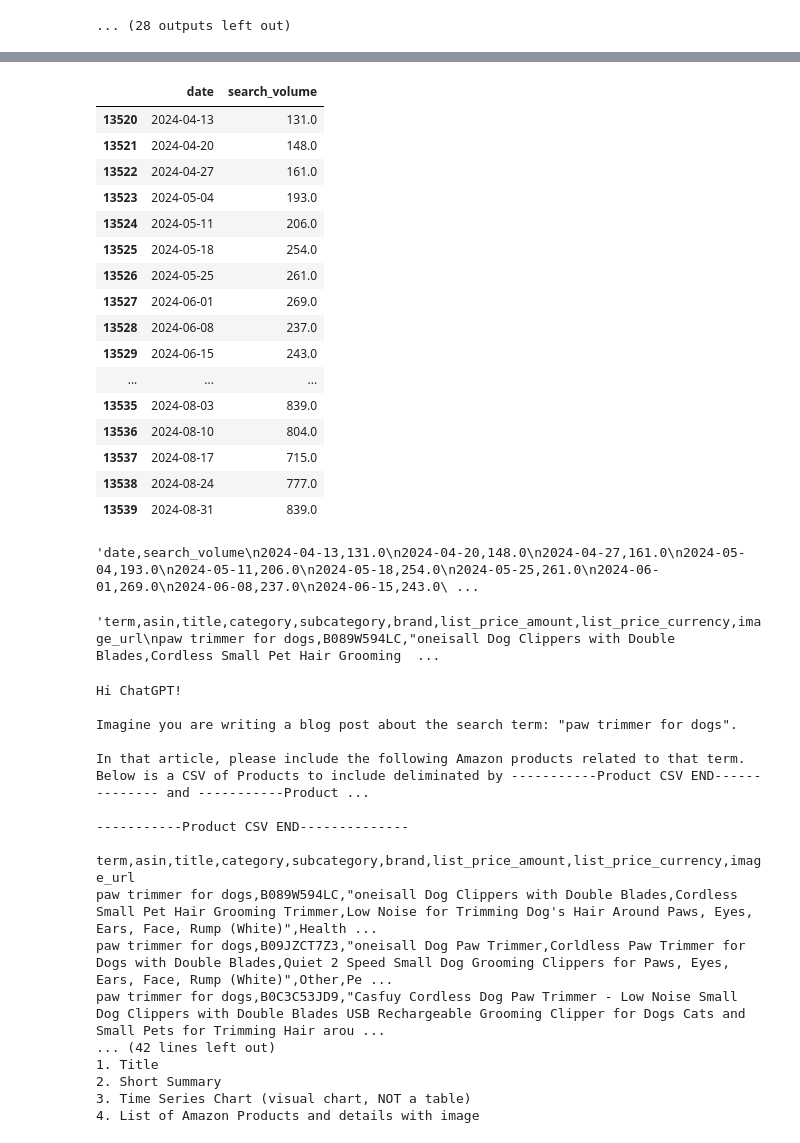
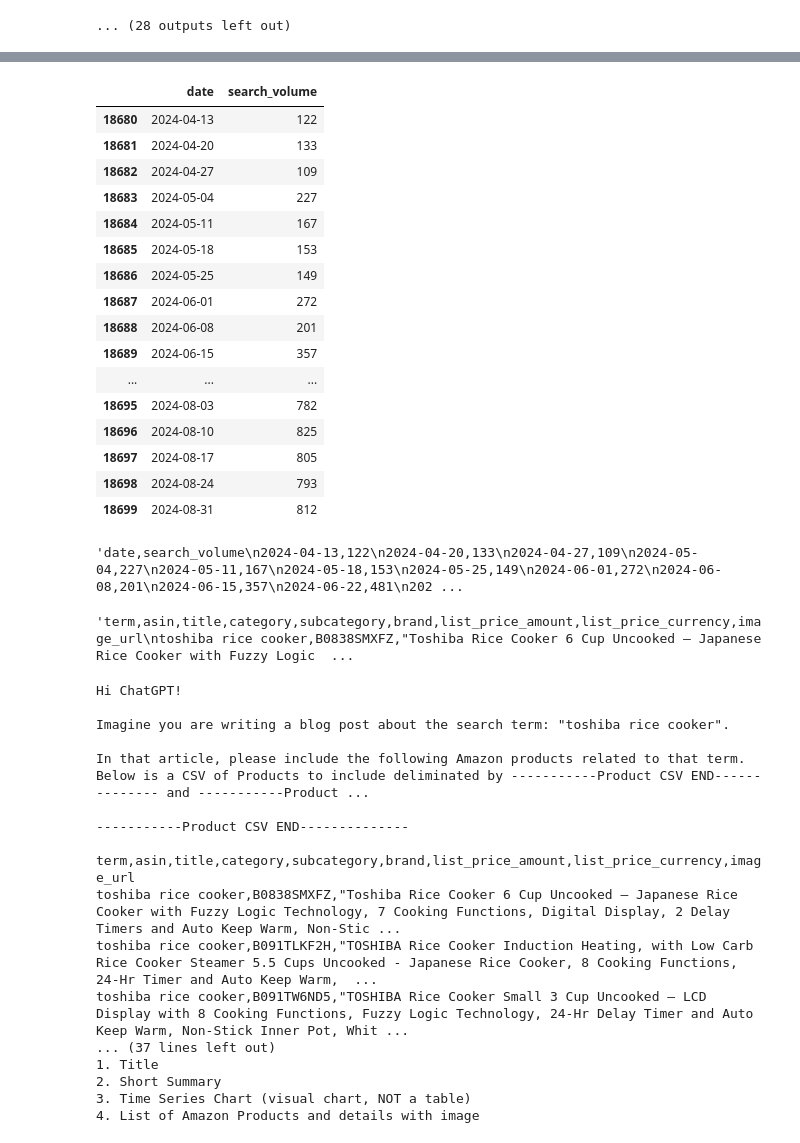
Before and after one commit to TomasDavidYe/ai-tinkerers-prague-demo, a Jupyter notebook: demo_notebook.ipynb, the cells around one changed output, grey strips where cells are left out. Cells and saved outputs as stored; diff of their text form; code cells hidden in the pictures.

```diff
--- a/demo_notebook.ipynb
+++ b/demo_notebook.ipynb
@@ -204,7 +204,7 @@ for index, row in term_stats_df[subset_index * num_terms_to_plot : (subset_index
 [figure]
 ... (28 outputs left out)
 # %%
-selected_term = 'paw trimmer for dogs'
+selected_term = 'toshiba rice cooker'
 # %%
 term_asins = asin_df[asin_df['term'] == selected_term]
 term_asins
@@ -221,35 +216,36 @@ term_asins
 # %%
 term_time_series = term_df[term_df['term'] == selected_term][['date', 'estimated_search_volume']]
 term_time_series.rename(columns={'estimated_search_volume': 'search_volume'}, inplace=True)
+term_time_series['search_volume'] = term_time_series['search_volume'].map(int)
 term_time_series
 # %% [output]
 |  | date | search_volume |
-| 13520 | 2024-04-13 | 131.0 |
-| 13521 | 2024-04-20 | 148.0 |
-| 13522 | 2024-04-27 | 161.0 |
-| 13523 | 2024-05-04 | 193.0 |
-| 13524 | 2024-05-11 | 206.0 |
-| 13525 | 2024-05-18 | 254.0 |
-| 13526 | 2024-05-25 | 261.0 |
-| 13527 | 2024-06-01 | 269.0 |
-| 13528 | 2024-06-08 | 237.0 |
-| 13529 | 2024-06-15 | 243.0 |
+| 18680 | 2024-04-13 | 122 |
+| 18681 | 2024-04-20 | 133 |
+| 18682 | 2024-04-27 | 109 |
+| 18683 | 2024-05-04 | 227 |
+| 18684 | 2024-05-11 | 167 |
+| 18685 | 2024-05-18 | 153 |
+| 18686 | 2024-05-25 | 149 |
+| 18687 | 2024-06-01 | 272 |
+| 18688 | 2024-06-08 | 201 |
+| 18689 | 2024-06-15 | 357 |
 | ... | ... | ... |
-| 13535 | 2024-08-03 | 839.0 |
-| 13536 | 2024-08-10 | 804.0 |
-| 13537 | 2024-08-17 | 715.0 |
-| 13538 | 2024-08-24 | 777.0 |
-| 13539 | 2024-08-31 | 839.0 |
+| 18695 | 2024-08-03 | 782 |
+| 18696 | 2024-08-10 | 825 |
+| 18697 | 2024-08-17 | 805 |
+| 18698 | 2024-08-24 | 793 |
+| 18699 | 2024-08-31 | 812 |
 # %%
 timeseries_csv_string = term_time_series.to_csv(index=False)
 timeseries_csv_string
 # %% [output]
-'date,search_volume\n2024-04-13,131.0\n2024-04-20,148.0\n2024-04-27,161.0\n2024-05-04,193.0\n2024-05-11,206.0\n2024-05-18,254.0\n2024-05-25,261.0\n2024-06-01,269.0\n2024-06-08,237.0\n2024-06-15,243.0\ ...
+'date,search_volume\n2024-04-13,122\n2024-04-20,133\n2024-04-27,109\n2024-05-04,227\n2024-05-11,167\n2024-05-18,153\n2024-05-25,149\n2024-06-01,272\n2024-06-08,201\n2024-06-15,357\n2024-06-22,481\n202 ...
 # %%
 asin_csv_string = term_asins.to_csv(index=False)
 asin_csv_string
 # %% [output]
-'term,asin,title,category,subcategory,brand,list_price_amount,list_price_currency,image_url\npaw trimmer for dogs,B089W594LC,"oneisall Dog Clippers with Double Blades,Cordless Small Pet Hair Grooming  ...
+'term,asin,title,category,subcategory,brand,list_price_amount,list_price_currency,image_url\ntoshiba rice cooker,B0838SMXFZ,"Toshiba Rice Cooker 6 Cup Uncooked – Japanese Rice Cooker with Fuzzy Logic  ...
 # %%
 chat_gpt_prompt = f"""
 Hi ChatGPT!
@@ -264,7 +260,7 @@ In that article, please include the following Amazon products related to that te
 
 -----------Product CSV END--------------
 
-We would also like to include a generated time series of date vs search volume for "nelko p21 label tape" that has the following data, separated by -----------Time Series CSV START-------------- and -----------Time Series CSV END--------------
+We would also like to include a generated time series of date vs search volume for "{selected_term}" that has the following data, separated by -----------Time Series CSV START-------------- and -----------Time Series CSV END--------------
 
 -----------Time Series CSV START--------------
 
@@ -289,17 +285,17 @@ print(chat_gpt_prompt)
 # %% [output]
 Hi ChatGPT!
 
-Imagine you are writing a blog post about the search term: "paw trimmer for dogs".
+Imagine you are writing a blog post about the search term: "toshiba rice cooker".
 
 In that article, please include the following Amazon products related to that term. Below is a CSV of Products to include deliminated by -----------Product CSV END-------------- and -----------Product ...
 
 -----------Product CSV END--------------
 
 term,asin,title,category,subcategory,brand,list_price_amount,list_price_currency,image_url
-paw trimmer for dogs,B089W594LC,"oneisall Dog Clippers with Double Blades,Cordless Small Pet Hair Grooming Trimmer,Low Noise for Trimming Dog's Hair Around Paws, Eyes, Ears, Face, Rump (White)",Health ...
-paw trimmer for dogs,B09JZCT7Z3,"oneisall Dog Paw Trimmer,Corldless Paw Trimmer for Dogs with Double Blades,Quiet 2 Speed Small Dog Grooming Clippers for Paws, Eyes, Ears, Face, Rump (White)",Other,Pe ...
-paw trimmer for dogs,B0C3C53JD9,"Casfuy Cordless Dog Paw Trimmer - Low Noise Small Dog Clippers with Double Blades USB Rechargeable Grooming Clipper for Dogs Cats and Small Pets for Trimming Hair arou ...
-... (42 lines left out)
+toshiba rice cooker,B0838SMXFZ,"Toshiba Rice Cooker 6 Cup Uncooked – Japanese Rice Cooker with Fuzzy Logic Technology, 7 Cooking Functions, Digital Display, 2 Delay Timers and Auto Keep Warm, Non-Stic ...
+toshiba rice cooker,B091TLKF2H,"TOSHIBA Rice Cooker Induction Heating, with Low Carb Rice Cooker Steamer 5.5 Cups Uncooked - Japanese Rice Cooker, 8 Cooking Functions, 24-Hr Timer and Auto Keep Warm,  ...
+toshiba rice cooker,B091TW6ND5,"TOSHIBA Rice Cooker Small 3 Cup Uncooked – LCD Display with 8 Cooking Functions, Fuzzy Logic Technology, 24-Hr Delay Timer and Auto Keep Warm, Non-Stick Inner Pot, Whit ...
+... (37 lines left out)
 1. Title
 2. Short Summary
 3. Time Series Chart (visual chart, NOT a table)
```
Also changed, not shown: parts of 1 cell of this notebook, 1 other file.
